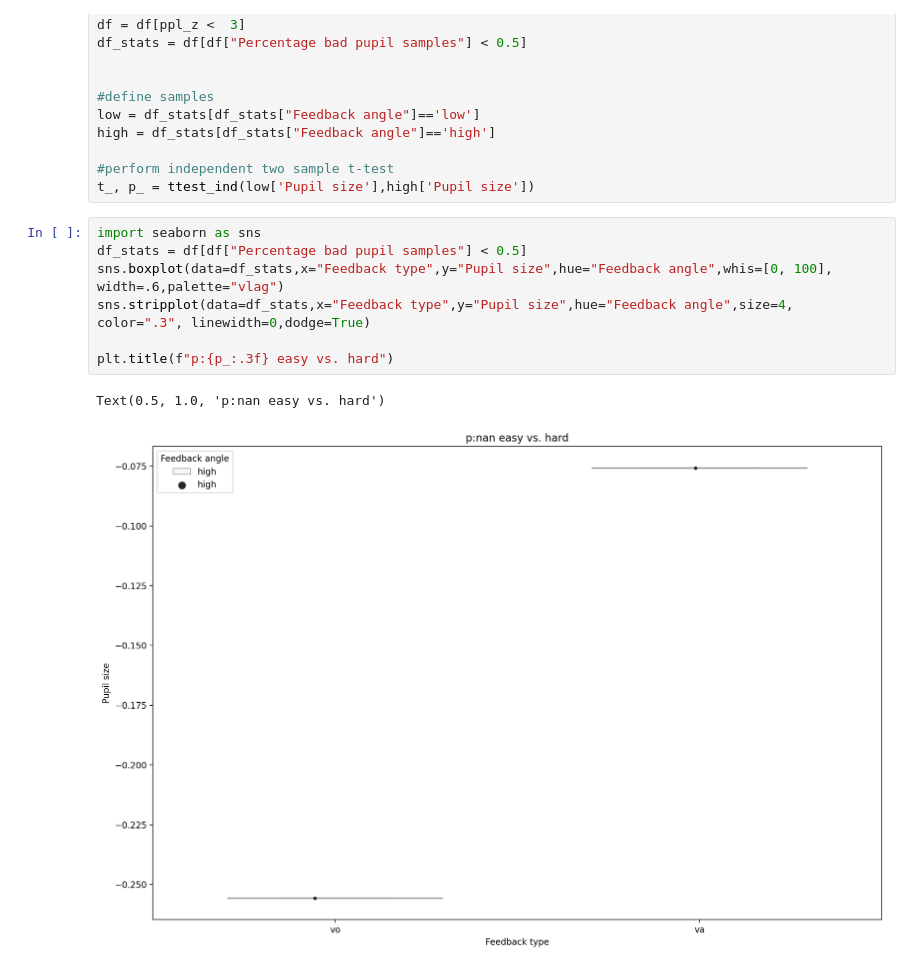
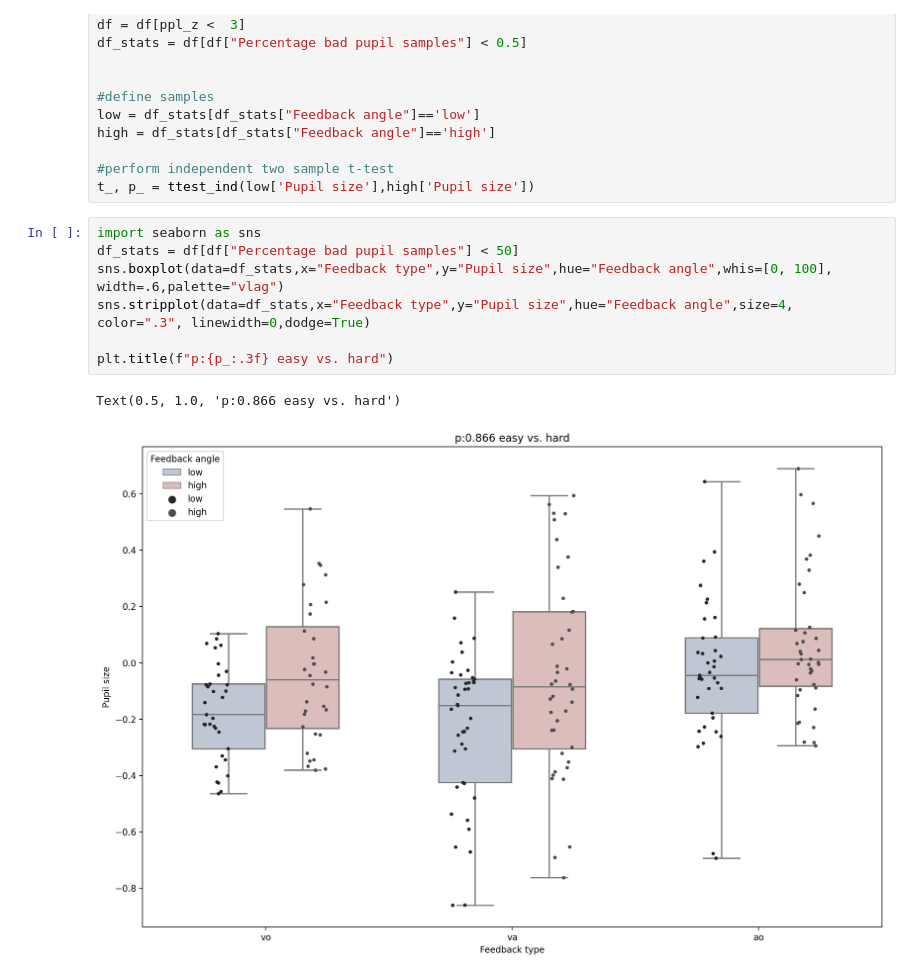
Before and after one commit to JuliusWelzel/tremor_feedback_jw, a Jupyter notebook: 05_scripts/ana01_prep_pupil.ipynb, the cells around one changed output. Saved outputs shown, nothing was run; the diff lists cells and outputs as text.

```diff
--- a/05_scripts/ana01_prep_pupil.ipynb
+++ b/05_scripts/ana01_prep_pupil.ipynb
@@ -234,11 +269,11 @@ high = df_stats[df_stats["Feedback angle"]=='high']
 t_, p_ = ttest_ind(low['Pupil size'],high['Pupil size'])
 # %%
 import seaborn as sns
-df_stats = df[df["Percentage bad pupil samples"] < 0.5]
+df_stats = df[df["Percentage bad pupil samples"] < 50]
 sns.boxplot(data=df_stats,x="Feedback type",y="Pupil size",hue="Feedback angle",whis=[0, 100], width=.6,palette="vlag")
 sns.stripplot(data=df_stats,x="Feedback type",y="Pupil size",hue="Feedback angle",size=4, color=".3", linewidth=0,dodge=True)
 
 plt.title(f"p:{p_:.3f} easy vs. hard")
 # %% [output]
-Text(0.5, 1.0, 'p:nan easy vs. hard')
+Text(0.5, 1.0, 'p:0.866 easy vs. hard')
-[figure, old version]
+[figure, new version]
```
Also changed, not shown: parts of 3 cells of this notebook, 2 other files.
